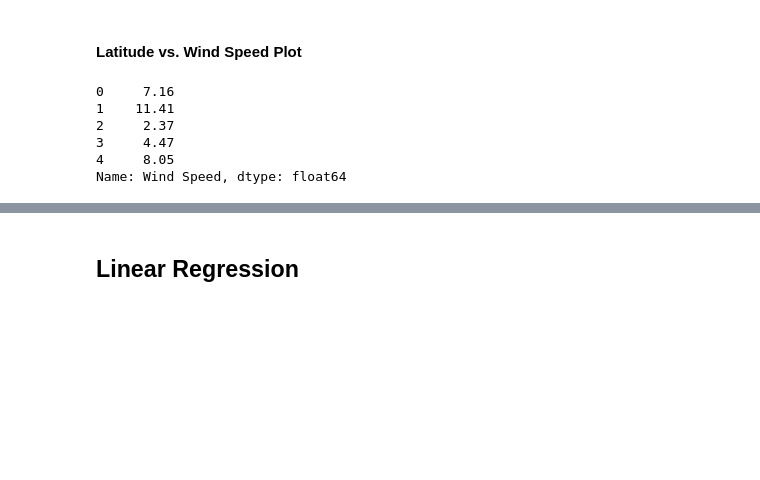
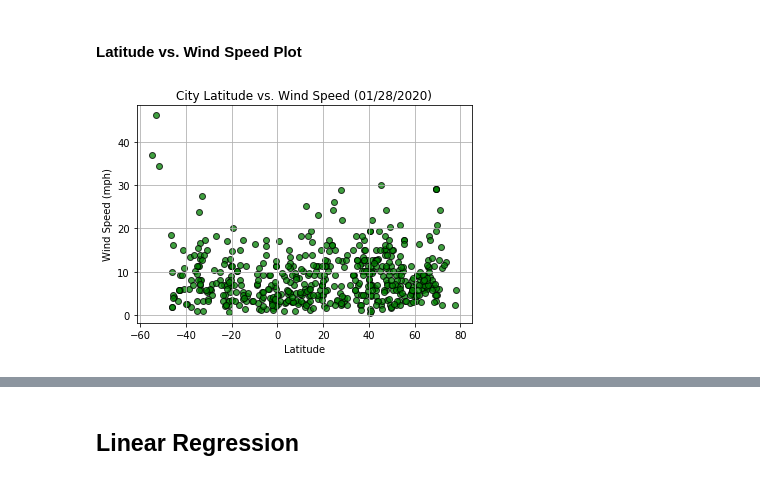
Before and after one commit to Bcliffwm/python-api-challenge, a Jupyter notebook: starter_code/WeatherPy.ipynb, the cells around one changed output, grey strips where cells are left out. Saved outputs shown, nothing was run; the diff lists cells and outputs as text; code cells hidden in the pictures; blank space fills up the shorter version.

Commit message:
Added descriptive sentences to graphs

```diff
--- a/starter_code/WeatherPy.ipynb
+++ b/starter_code/WeatherPy.ipynb
@@ -204,15 +205,14 @@ plt.show()
 # %%
 # creating scatterplot for latitude and wind speed
 wind_speed = weather_df["Wind Speed"]
 
 plt.scatter(latitude, wind_speed, facecolor= "green", edgecolor= "black", alpha=.75)
 plt.title("City Latitude vs. Wind Speed (01/28/2020)")
 plt.xlabel("Latitude")
-plt.ylabel()
+plt.ylabel("Wind Speed (mph)")
+plt.grid()
+
+plt.savefig("../output_data/latitude_wind.png")
+plt.show()
 # %% [output]
-0     7.16
-1    11.41
-2     2.37
-3     4.47
-4     8.05
-Name: Wind Speed, dtype: float64
+[figure, added]
```
Also changed, not shown: parts of 4 cells of this notebook.
